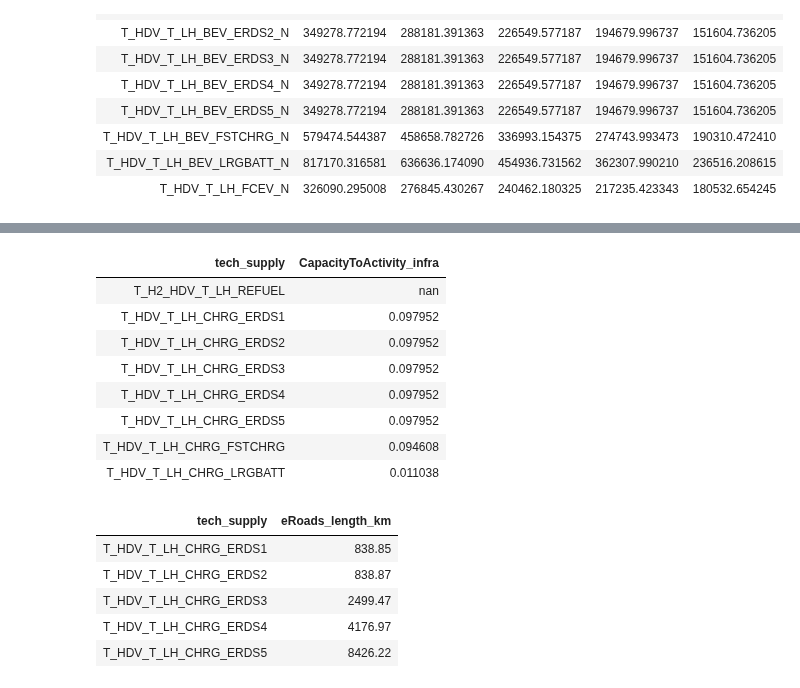
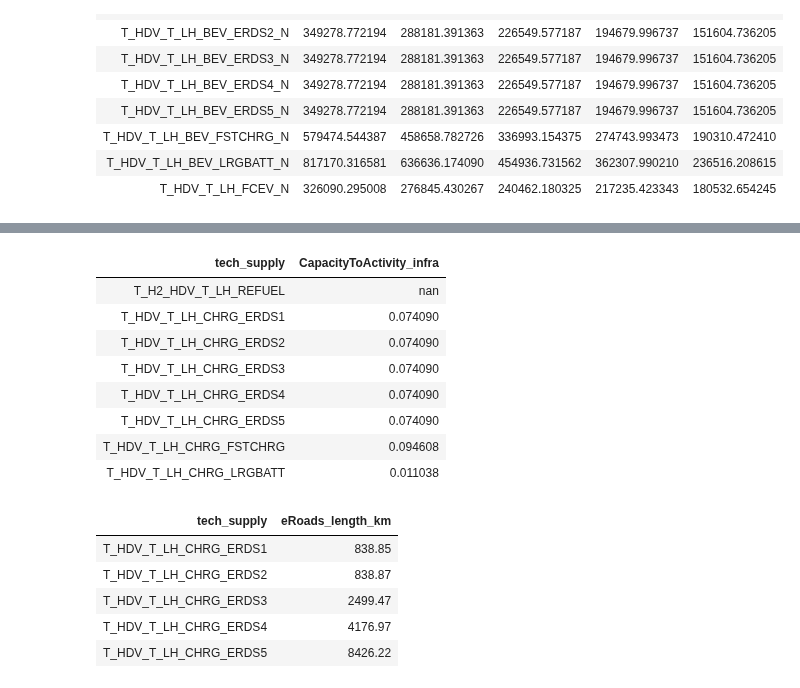
Before and after one commit to CANOE-main/canoe-transportation, a Jupyter notebook: lihwei_db_edits/create-input-data.ipynb, the cells around one changed output, grey strips where cells are left out. Saved outputs shown, nothing was run; the diff lists cells and outputs as text; code cells hidden in the pictures.

```diff
--- a/lihwei_db_edits/create-input-data.ipynb
+++ b/lihwei_db_edits/create-input-data.ipynb
@@ -269,17 +353,17 @@ display(df_wide)
 # %%
 # CapacityToActivity for infrastructure
 (truck_specs.groupby('tech_supply')['CapacityToActivity_infra']
- .max()    # take the maximum value observed
+ .mean()    # take the average value observed
  .reset_index()
  .style.hide())
 # %% [output]
 | tech_supply | CapacityToActivity_infra |
 | T_H2_HDV_T_LH_REFUEL | nan |
-| T_HDV_T_LH_CHRG_ERDS1 | 0.097952 |
-| T_HDV_T_LH_CHRG_ERDS2 | 0.097952 |
-| T_HDV_T_LH_CHRG_ERDS3 | 0.097952 |
-| T_HDV_T_LH_CHRG_ERDS4 | 0.097952 |
-| T_HDV_T_LH_CHRG_ERDS5 | 0.097952 |
+| T_HDV_T_LH_CHRG_ERDS1 | 0.074090 |
+| T_HDV_T_LH_CHRG_ERDS2 | 0.074090 |
+| T_HDV_T_LH_CHRG_ERDS3 | 0.074090 |
+| T_HDV_T_LH_CHRG_ERDS4 | 0.074090 |
+| T_HDV_T_LH_CHRG_ERDS5 | 0.074090 |
 | T_HDV_T_LH_CHRG_FSTCHRG | 0.094608 |
 | T_HDV_T_LH_CHRG_LRGBATT | 0.011038 |
 # %%
```
Also changed, not shown: parts of 68 cells of this notebook, 37 other files.
